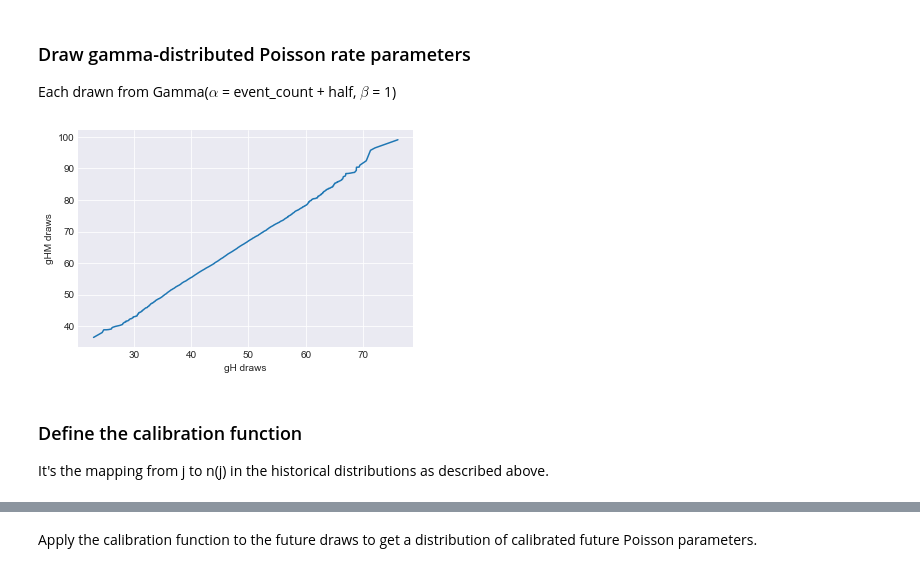
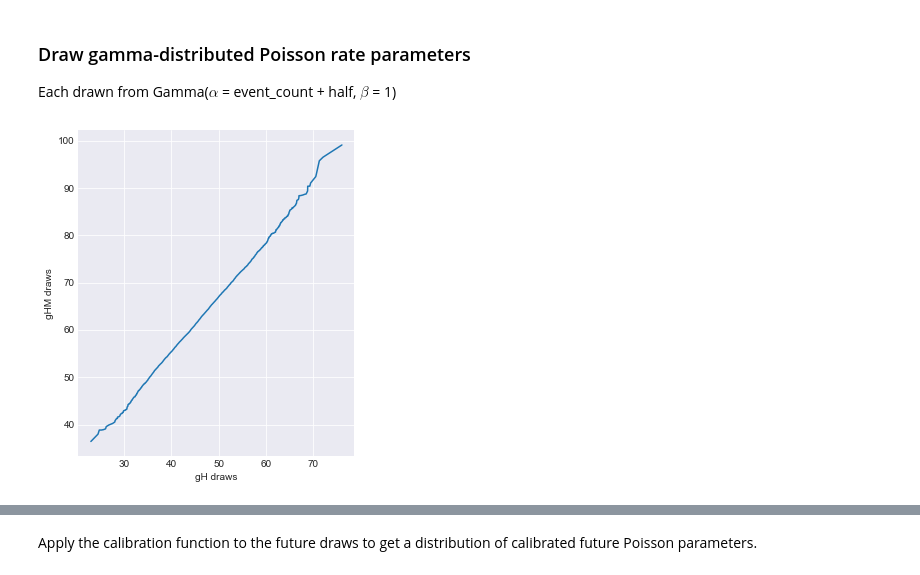
Before and after one commit to wri/cities-probabilistic-indicators, a Jupyter notebook: Switzer_method_demo_1.ipynb, the cells around one changed output, grey strips where cells are left out. Saved outputs shown, nothing was run; the diff lists cells and outputs as text; code cells hidden in the pictures.

Commit message:
Set P-P plot to equal aspect ratio

```diff
--- a/Switzer_method_demo_1.ipynb
+++ b/Switzer_method_demo_1.ipynb
@@ -235,13 +235,12 @@ gFM_draws = np.random.gamma(shape=fmod.mean() + 0.5, size=10000)
 # %%
 # This is a P-P plot of the Poisson parameters. The plot is not important for the calculation.
 
+fig = plt.figure(figsize=(6,6))
+ax = fig.add_subplot()
+ax.set_aspect('equal')
 plt.plot(np.sort(gH_draws), np.sort(gHM_draws))
 plt.xlabel('gH draws')
 plt.ylabel('gHM draws')
 plt.show()
 # %% [output]
-[figure, old version]
+[figure, new version]
-# %% [markdown]
-### Define the calibration function
-
-It's the mapping from j to n(j) in the historical distributions as described above.
```
Also changed, not shown: parts of 1 cell of this notebook.
